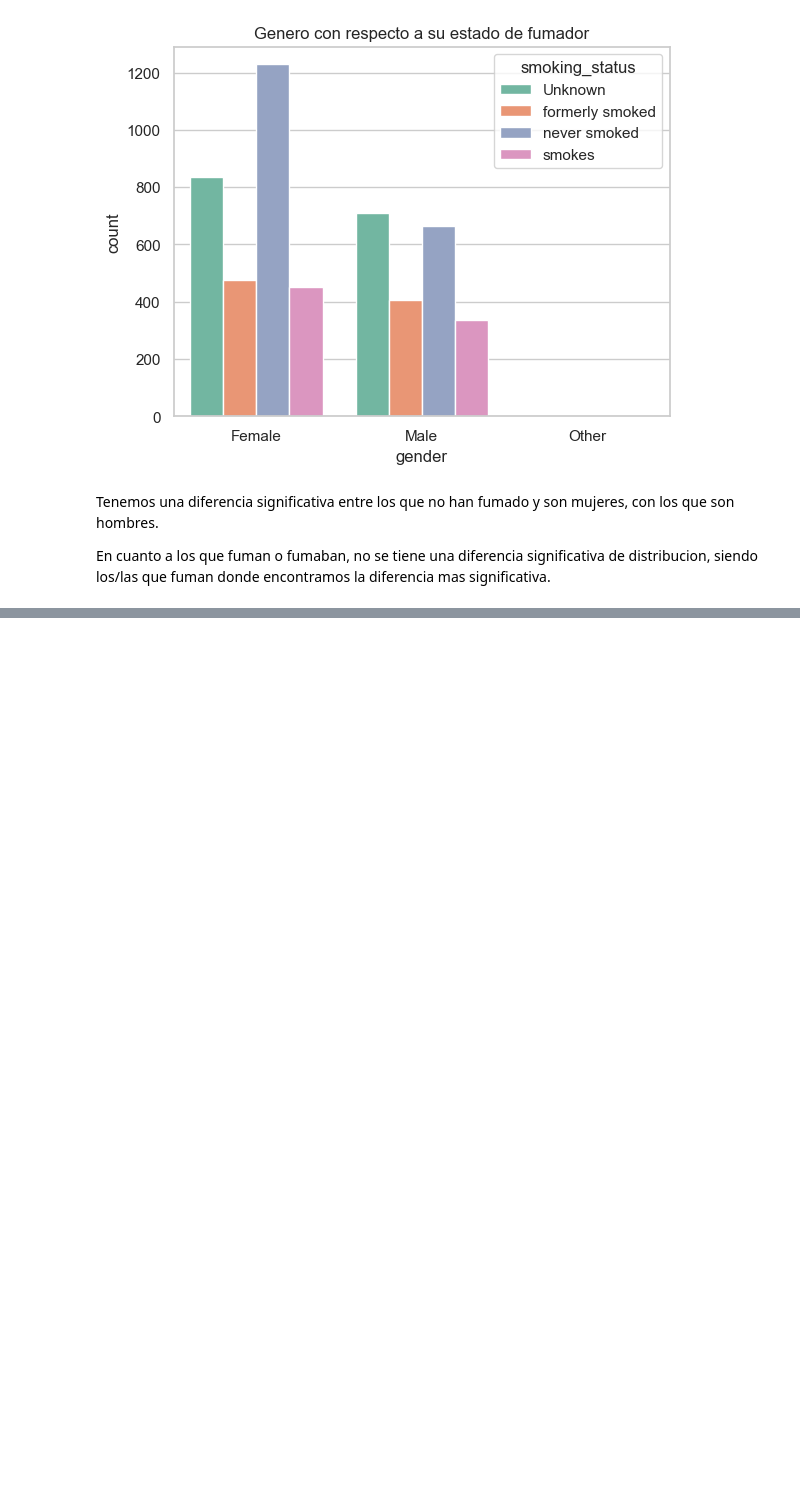
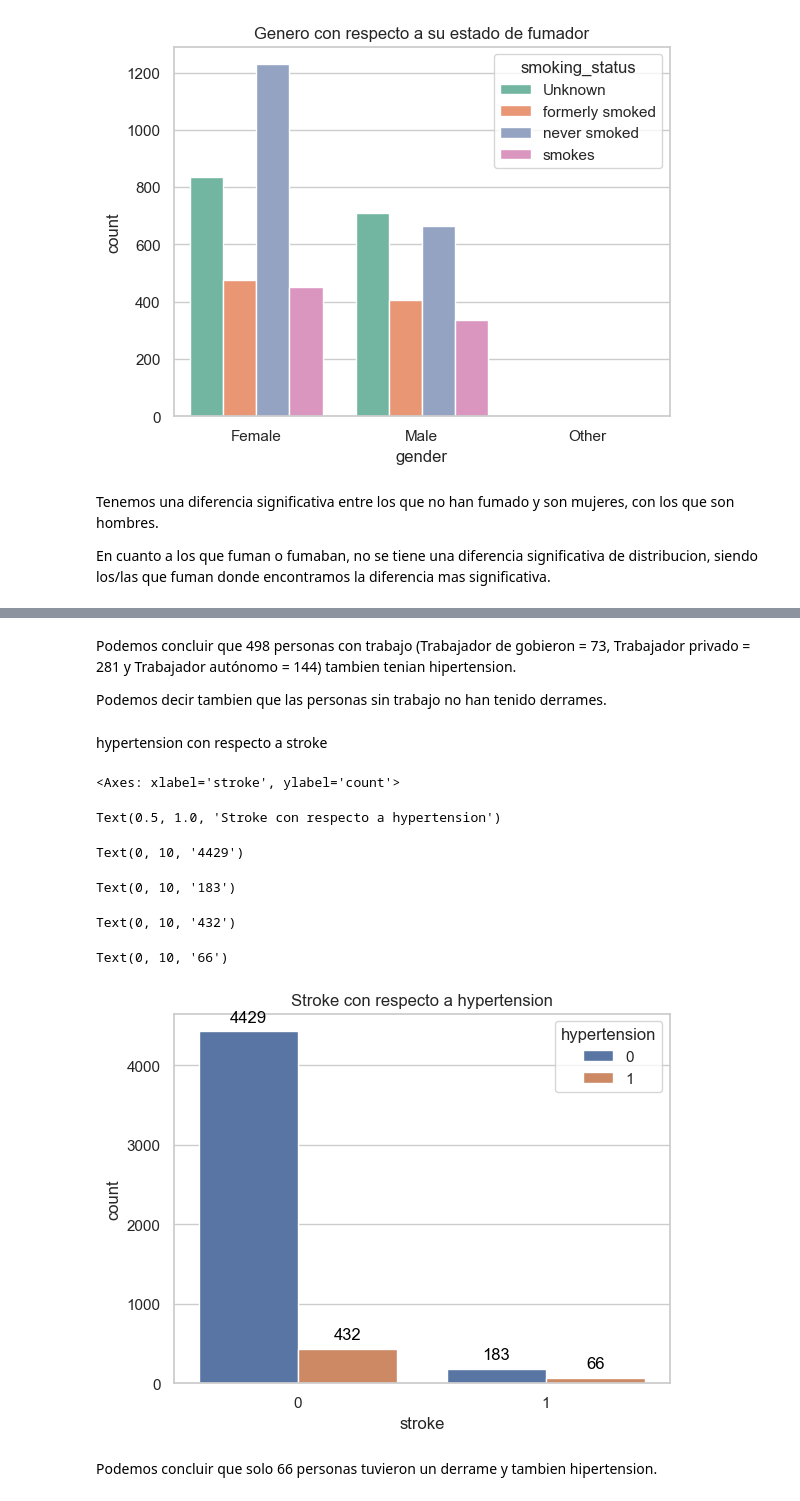
Before and after one commit to Axel2293/PAD, a Jupyter notebook: analisis.ipynb, the cells around one changed output, grey strips where cells are left out. Drawn from its saved outputs; the diff is of its cells as text; code cells hidden in the pictures; blank space fills up the shorter version.

```diff
--- a/analisis.ipynb
+++ b/analisis.ipynb
@@ -1549,0 +1625,38 @@ En cuanto a los que fuman o fumaban, no se tiene una diferencia significativa de
+# %% [markdown]
+Podemos concluir que 498 personas con trabajo (Trabajador de gobieron = 73, Trabajador privado = 281 y Trabajador autónomo = 144) tambien tenian hipertension.
+
+Podemos decir tambien que las personas sin trabajo no han tenido derrames.
+# %% [markdown]
+hypertension con respecto a stroke
+# %%
+sns.countplot(data=data, x="stroke", hue="hypertension")
+plt.title("Stroke con respecto a hypertension")
+
+ax = plt.gca()  # Obtener el eje actual
+
+for p in ax.patches:
+    height = p.get_height()
+    if height > 0:  # Verificar que la altura sea mayor que cero
+        height = int(height)  # Convertir la etiqueta a entero
+        ax.annotate(
+            f"{height}",
+            (p.get_x() + p.get_width() / 2.0, height),
+            ha="center",
+            va="center",
+            fontsize=12,
+            color="black",
+            xytext=(0, 10),
+            textcoords="offset points",
+        )
+
+plt.show()
+# %% [output]
+<Axes: xlabel='stroke', ylabel='count'>
+Text(0.5, 1.0, 'Stroke con respecto a hypertension')
+Text(0, 10, '4429')
+Text(0, 10, '183')
+Text(0, 10, '432')
+Text(0, 10, '66')
+[figure, added]
+# %% [markdown]
+Podemos concluir que solo 66 personas tuvieron un derrame y tambien hipertension.
```
Also changed, not shown: parts of 9 cells of this notebook.
